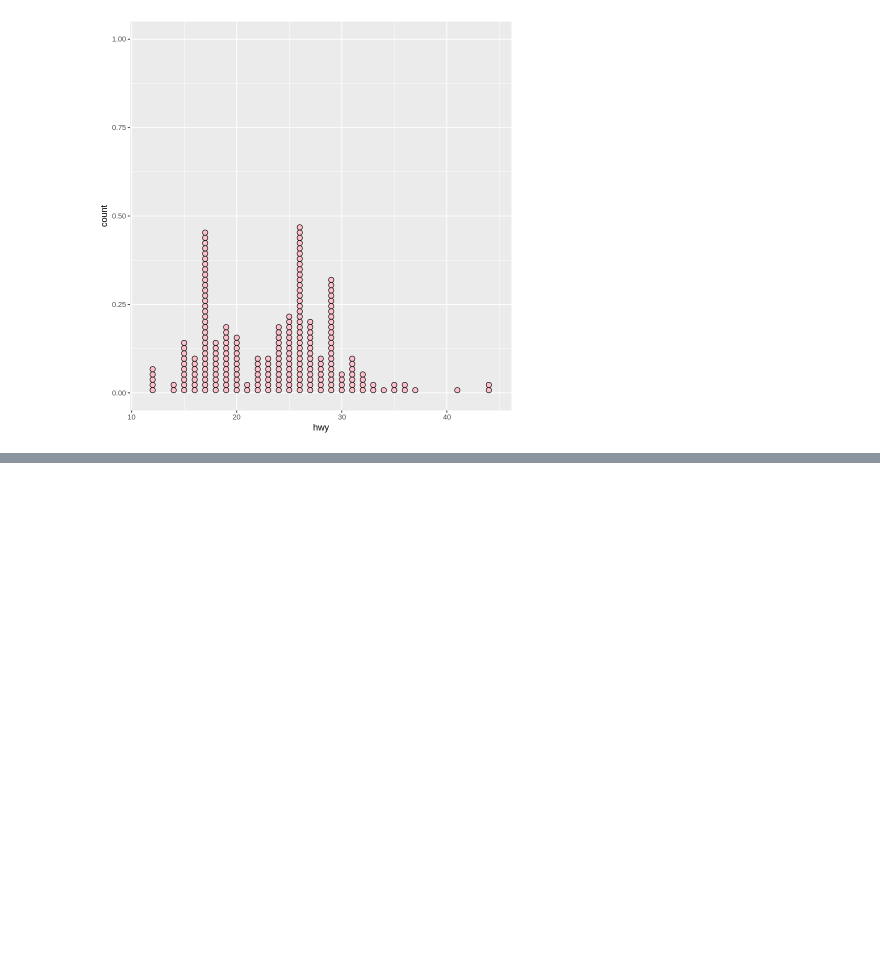
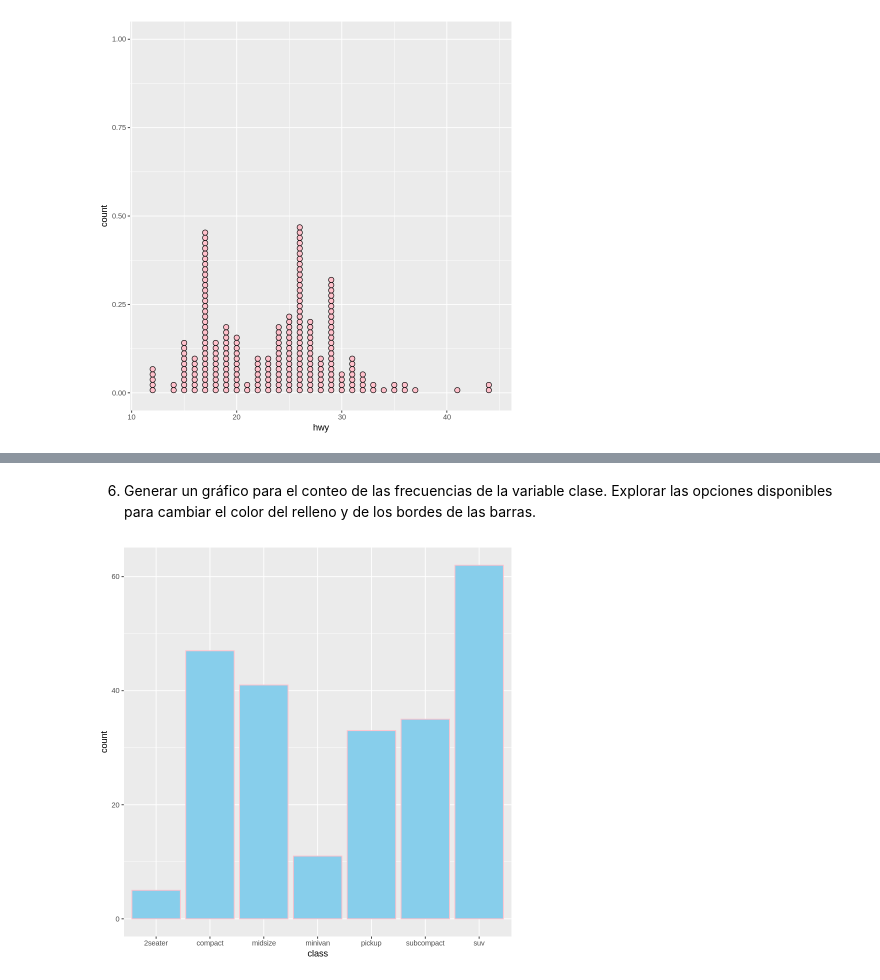
Before and after one commit to ednavivianasegura/ERAP_Curso_R, a Jupyter notebook: ERAP_R_Course_moduloIII.ipynb, the cells around one changed output, grey strips where cells are left out. Drawn from its saved outputs; the diff is of its cells as text; code cells hidden in the pictures; blank space fills up the shorter version.

```diff
--- a/ERAP_R_Course_moduloIII.ipynb
+++ b/ERAP_R_Course_moduloIII.ipynb
@@ -236,0 +250,12 @@ mpg %>%
+# %% [markdown]
+6. Generar un gráfico para el conteo de las frecuencias de la variable clase. Explorar las opciones disponibles para cambiar el color del relleno y de los bordes de las barras.
+# %%
+mpg %>%
+  ggplot(aes(x = class)) +   # Mapeamos la variable categórica 'class' al eje x
+  geom_bar(fill = "skyblue", # Color de relleno de las barras
+           color = "pink")  # Color del borde de las barras
+
+# El gráfico de barras muestra cuántas observaciones hay para cada categoría de class.
+# No es necesario contar previamente; geom_bar() lo hace por defecto con stat = "count".
+# %% [output]
+[figure, added]
```
Also changed, not shown: parts of 3 cells of this notebook.
